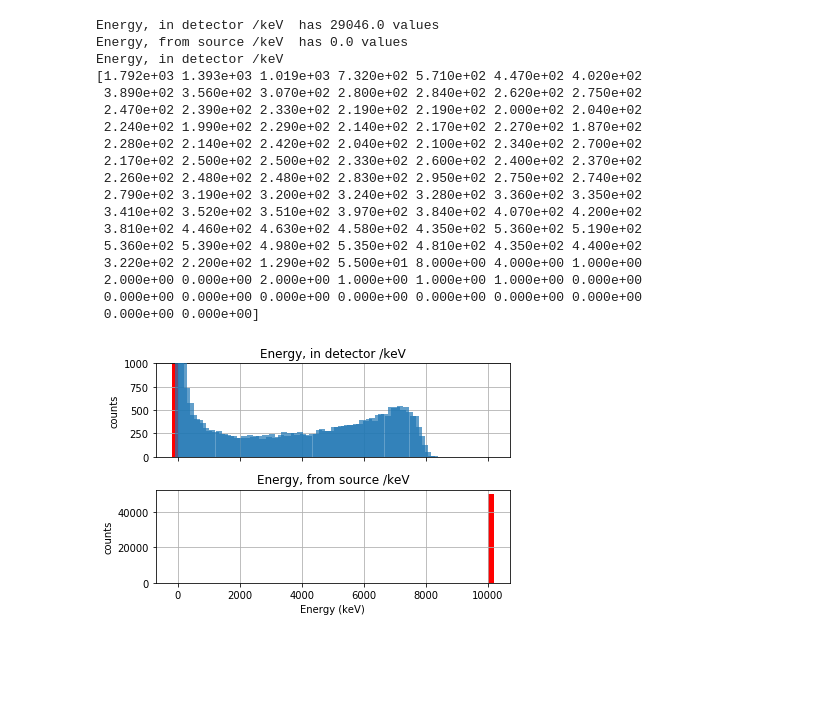
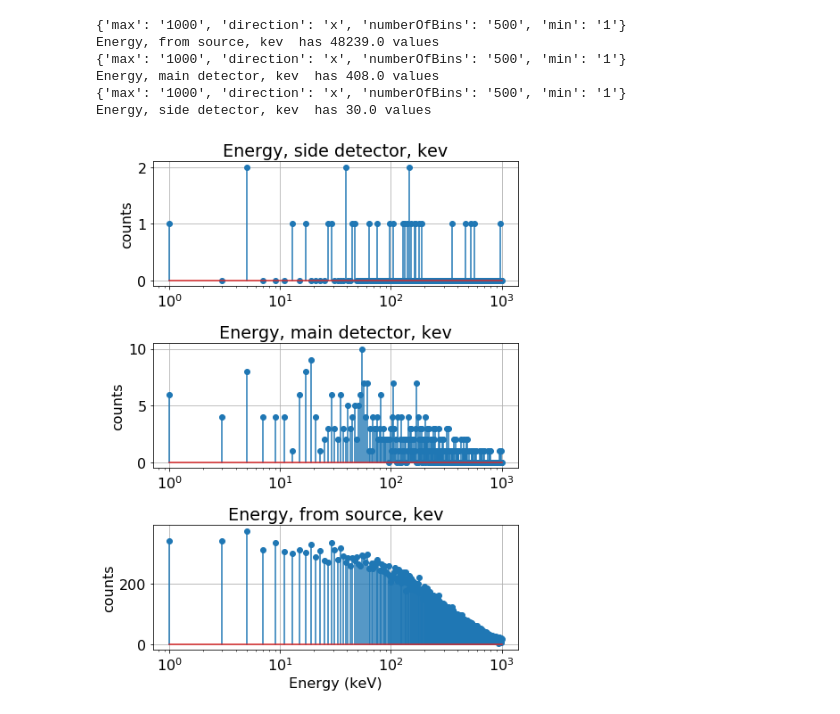
Before and after one commit to asousa/geant_xray_detector, a Jupyter notebook: plot_histograms.ipynb, the cells around one changed output. Drawn from its saved outputs; the diff is of its cells as text; code cells hidden in the pictures; blank space fills up the shorter version.

Commit message:
Added scoring for multiple detectors, started scripts to sweep across incident angles

```diff
--- a/plot_histograms.ipynb
+++ b/plot_histograms.ipynb
@@ -7,7 +26,9 @@ import matplotlib.pyplot as plt
 # %%
+# Run it
+subprocess.call('./go.sh', shell=True)
+
 # Get histograms from XML output
-
-filename = 'build/detector_hists.xml'
+filename = 'doop.xml'
 e = xml.etree.cElementTree.parse(filename).getroot()
 
 hists = dict()
@@ -16,69 +37,63 @@ underflows = dict()
 overflows = dict()
 for hist in e.findall('histogram1d'):
     axis_info = hist.findall('axis')[0].attrib
+    print axis_info
+#     bin_vals = pow(10,np.linspace(float(axis_info['min']), float(axis_info['max']), int(axis_info['numberOfBins'])))
     bin_vals = np.linspace(float(axis_info['min']), float(axis_info['max']), int(axis_info['numberOfBins']))
+
+
     title = hist.attrib['title']
 
+#     print bin_vals
     cur_hist = np.zeros_like(bin_vals)
     for cell in hist.findall('data1d')[0]:
         try:
             binN=int(cell.attrib['binNum'])
             binH=int(cell.attrib['height'])
             cur_hist[binN] = binH
         except:
             if 'UNDERFLOW' in cell.attrib['binNum']:
                 underflows[title] = int(cell.attrib['height'])
             if 'OVERFLOW' in cell.attrib['binNum']:
                 overflows[title] = int(cell.attrib['height'])
     hists[title] = cur_hist
     axes[title]  = bin_vals
 
     print title, " has", np.sum(cur_hist), "values"
 
 
 # ---------- Plot it -------------
 
 key = hists.keys()[0]
-print key
-print hists[key]
-fig, ax = plt.subplots(len(hists.keys()),1, sharex=True)
+
+fig, ax = plt.subplots(len(hists.keys()),1)
 
 for k_ind, key in enumerate(hists.keys()):
 
-    ax[k_ind].bar(axes[key], hists[key], width=200, zorder=100, alpha=0.7)
+    ax[k_ind].stem(axes[key], hists[key],zorder=100, alpha=0.7)
     ax[k_ind].set_title(key)
     ax[k_ind].set_ylabel('counts')
     ax[k_ind].grid('on', zorder=0)
 
-    if key in underflows.keys():
-        ax[k_ind].bar(axes[key][0] - (axes[key][1]-axes[key][0]), underflows[key], color='r', width=200)
-    if key in overflows.keys():
-        ax[k_ind].bar(axes[key][-1] + (axes[key][1]-axes[key][0]), overflows[key], color='r', width=200)
-#     ax[k_ind].set_xscale('log')
+#     if key in underflows.keys():
+#         ax[k_ind].bar(axes[key][0] - (axes[key][1]-axes[key][0]), underflows[key], color='r', width=10)
+#     if key in overflows.keys():
+#         ax[k_ind].bar(axes[key][-1] + (axes[key][1]-axes[key][0]), overflows[key], color='r', width=10)
+    ax[k_ind].set_xscale('log')
 #     ax[k_ind].set_yscale('log')
 
-ax[0].set_ylim([0, 1000])
+# ax[0].set_ylim([0, 500])
 ax[-1].set_xlabel('Energy (keV)')
+
 fig.tight_layout()
 
-fig.savefig('10MeV_incident_energy.png')
+
+# fig.savefig('10MeV_incident_energy.png')
 # %% [output]
-Energy, in detector /keV  has 29046.0 values
-Energy, from source /keV  has 0.0 values
-Energy, in detector /keV
-[1.792e+03 1.393e+03 1.019e+03 7.320e+02 5.710e+02 4.470e+02 4.020e+02
- 3.890e+02 3.560e+02 3.070e+02 2.800e+02 2.840e+02 2.620e+02 2.750e+02
- 2.470e+02 2.390e+02 2.330e+02 2.190e+02 2.190e+02 2.000e+02 2.040e+02
- 2.240e+02 1.990e+02 2.290e+02 2.140e+02 2.170e+02 2.270e+02 1.870e+02
- 2.280e+02 2.140e+02 2.420e+02 2.040e+02 2.100e+02 2.340e+02 2.700e+02
- 2.170e+02 2.500e+02 2.500e+02 2.330e+02 2.600e+02 2.400e+02 2.370e+02
- 2.260e+02 2.480e+02 2.480e+02 2.830e+02 2.950e+02 2.750e+02 2.740e+02
- 2.790e+02 3.190e+02 3.200e+02 3.240e+02 3.280e+02 3.360e+02 3.350e+02
- 3.410e+02 3.520e+02 3.510e+02 3.970e+02 3.840e+02 4.070e+02 4.200e+02
- 3.810e+02 4.460e+02 4.630e+02 4.580e+02 4.350e+02 5.360e+02 5.190e+02
- 5.360e+02 5.390e+02 4.980e+02 5.350e+02 4.810e+02 4.350e+02 4.400e+02
- 3.220e+02 2.200e+02 1.290e+02 5.500e+01 8.000e+00 4.000e+00 1.000e+00
- 2.000e+00 0.000e+00 2.000e+00 1.000e+00 1.000e+00 1.000e+00 0.000e+00
- 0.000e+00 0.000e+00 0.000e+00 0.000e+00 0.000e+00 0.000e+00 0.000e+00
- 0.000e+00 0.000e+00]
+{'max': '1000', 'direction': 'x', 'numberOfBins': '500', 'min': '1'}
+Energy, from source, kev  has 48239.0 values
+{'max': '1000', 'direction': 'x', 'numberOfBins': '500', 'min': '1'}
+Energy, main detector, kev  has 408.0 values
+{'max': '1000', 'direction': 'x', 'numberOfBins': '500', 'min': '1'}
+Energy, side detector, kev  has 30.0 values
-[figure, old version]
+[figure, new version]
```
Also changed, not shown: parts of 10 cells of this notebook, 7 other files.
